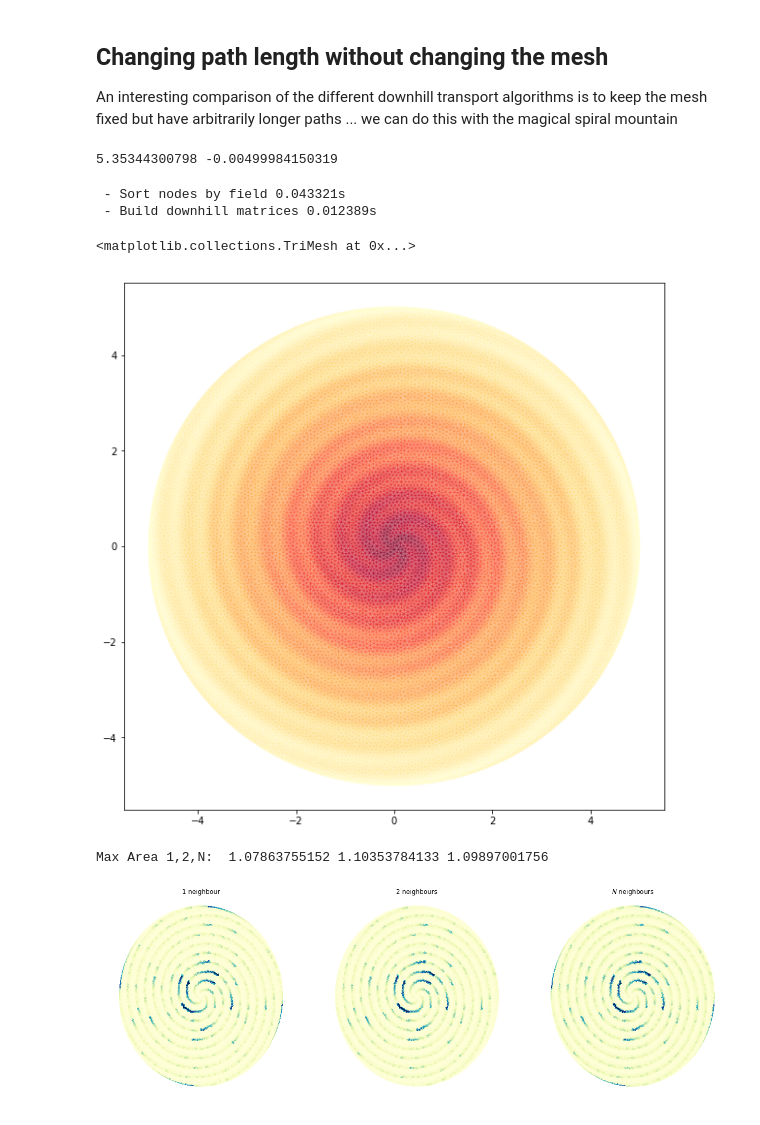
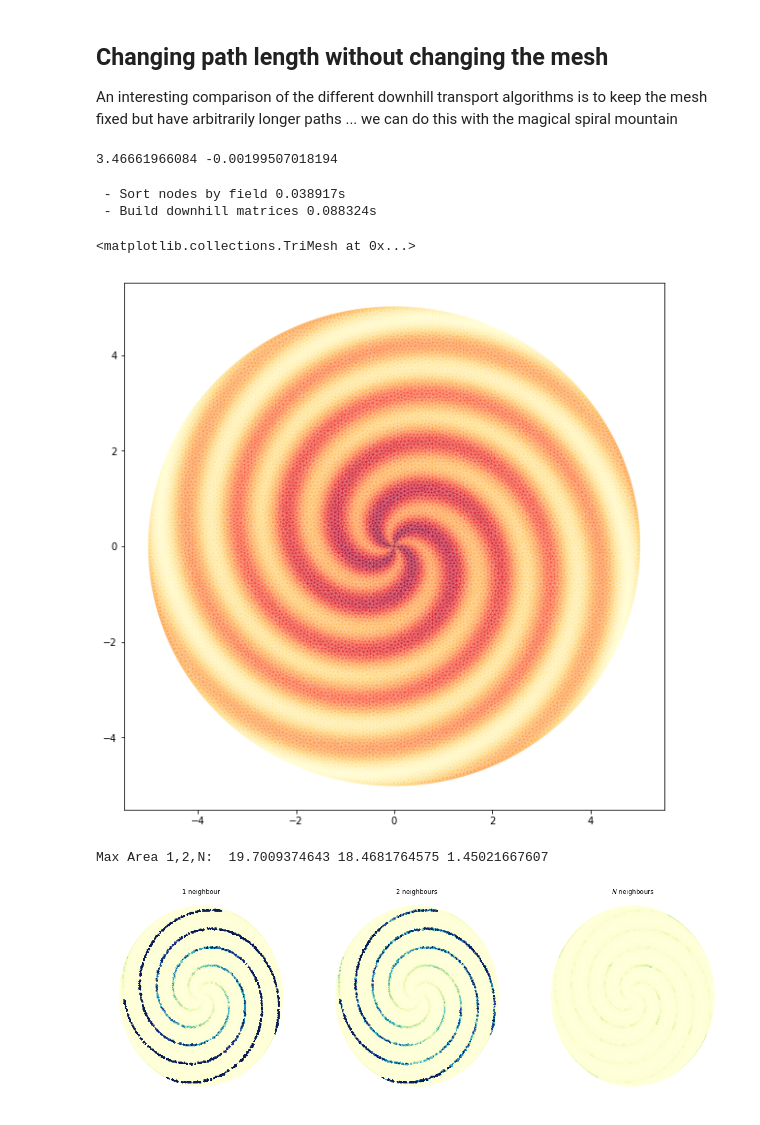
Before and after one commit to underworldcode/quagmire, a Jupyter notebook: Notebooks/cumulative flow.ipynb, the cells around one changed output. Saved outputs shown, nothing was run; the diff lists cells and outputs as text; code cells hidden in the pictures.

```diff
--- a/Notebooks/cumulative flow.ipynb
+++ b/Notebooks/cumulative flow.ipynb
@@ -25,8 +25,8 @@ x, y = meshtools.lloyd_mesh_improvement(x, y, bmask, iterations=5)
 
 radius  = np.sqrt((x**2 + y**2))
 theta   = np.arctan2(y,x)
-height  = np.exp(-0.01 *(x**2 + y**2)**2) + 0.05 * (0.2*radius)**8  * np.cos(30.0*theta)**2 ## Concentrated
-height  = np.exp(-0.025*(x**2 + y**2)**2) + 0.05 * (0.2*radius)**4  * np.cos(30.0*theta)**2 ## Less so
+height  = np.exp(-0.01 *(x**2 + y**2)**2) + 0.25 * (0.2*radius)**8  * np.cos(30.0*theta)**2 ## Concentrated
+height  = np.exp(-0.025*(x**2 + y**2)**2) + 0.25 * (0.2*radius)**4  * np.cos(30.0*theta)**2 ## Less so
 
 height  += 0.5 * (1.0-0.2*radius)
 
@@ -327,26 +319,26 @@ An interesting comparison of the different downhill transport algorithms is to k
 # %%
 radius         = np.sqrt((x**2 + y**2))
 theta          = np.arctan2(y,x)
-spiral_factor  = 6.0
-height  = 0.5 * np.cos(2.0*theta+spiral_factor*radius)**2
-height  += 5.0 * (1.0-0.2*radius)
+spiral_factor  = 3.0
+height  = 1.5 * np.cos(2.0*theta+spiral_factor*radius)**2
+height  += 2.0 * (1.0-0.2*radius)
 
 
 print height.max(), height.min()
 # %% [output]
-5.35344300798 -0.00499984150319
+3.46661966084 -0.00199507018194
 # %%
 mesh.update_height(height)
 # %% [output]
- - Sort nodes by field 0.043321s
- - Build downhill matrices 0.012389s
+ - Sort nodes by field 0.038917s
+ - Build downhill matrices 0.088324s
 # %%
 fig, (ax1) = plt.subplots(1,1, figsize=(10,10))
 ax1.tripcolor(x, y, mesh.tri.simplices, height, cmap='YlOrRd',
               shading='gouraud', alpha=0.5, zorder=1)
 # %% [output]
 <matplotlib.collections.TriMesh at 0x...>
-[figure, old version]
+[figure, new version]
 # %%
 mesh._build_adjacency_matrix_1()
 down1 = mesh.adjacency1.copy()
@@ -364,23 +358,23 @@ upstream_area_Nn, t_Nn = downhill_propagation(downN, mesh.area)
 # %%
 fig, (ax1,ax2,ax3) = plt.subplots(1,3, figsize=(21,7))
 for ax in [ax1,ax2,ax3]:
     ax.axis('off')
 
-vmax = 0.5 * np.mean([upstream_area_1n.max(), upstream_area_2n.max(), upstream_area_Nn.max()])
+vmax = 0.25 * np.mean([upstream_area_1n.max(), upstream_area_2n.max(), upstream_area_Nn.max()])
 print "Max Area 1,2,N: ", upstream_area_1n.max(), upstream_area_2n.max(), upstream_area_Nn.max()
 
 im1 = ax1.tripcolor(x, y, mesh.tri.simplices, upstream_area_1n, cmap='YlGnBu', vmax=vmax)
 im2 = ax2.tripcolor(x, y, mesh.tri.simplices, upstream_area_2n, cmap='YlGnBu', vmax=vmax)
 im3 = ax3.tripcolor(x, y, mesh.tri.simplices, upstream_area_Nn, cmap='YlGnBu', vmax=vmax)
 
 ax1.set_title('1 neighbour')
 ax2.set_title('2 neighbours')
 ax3.set_title('$N$ neighbours')
 
 plt.show()
 # %% [output]
-Max Area 1,2,N:  1.07863755152 1.10353784133 1.09897001756
+Max Area 1,2,N:  19.7009374643 18.4681764575 1.45021667607
-[figure, old version]
+[figure, new version]
 # %%
 ua_1n, tt_1n = timed_downhill_propagation(down1, mesh.area)
 ua_2n, tt_2n = timed_downhill_propagation(down2, mesh.area)
```
Also changed, not shown: parts of 17 cells of this notebook, 7 other files.
